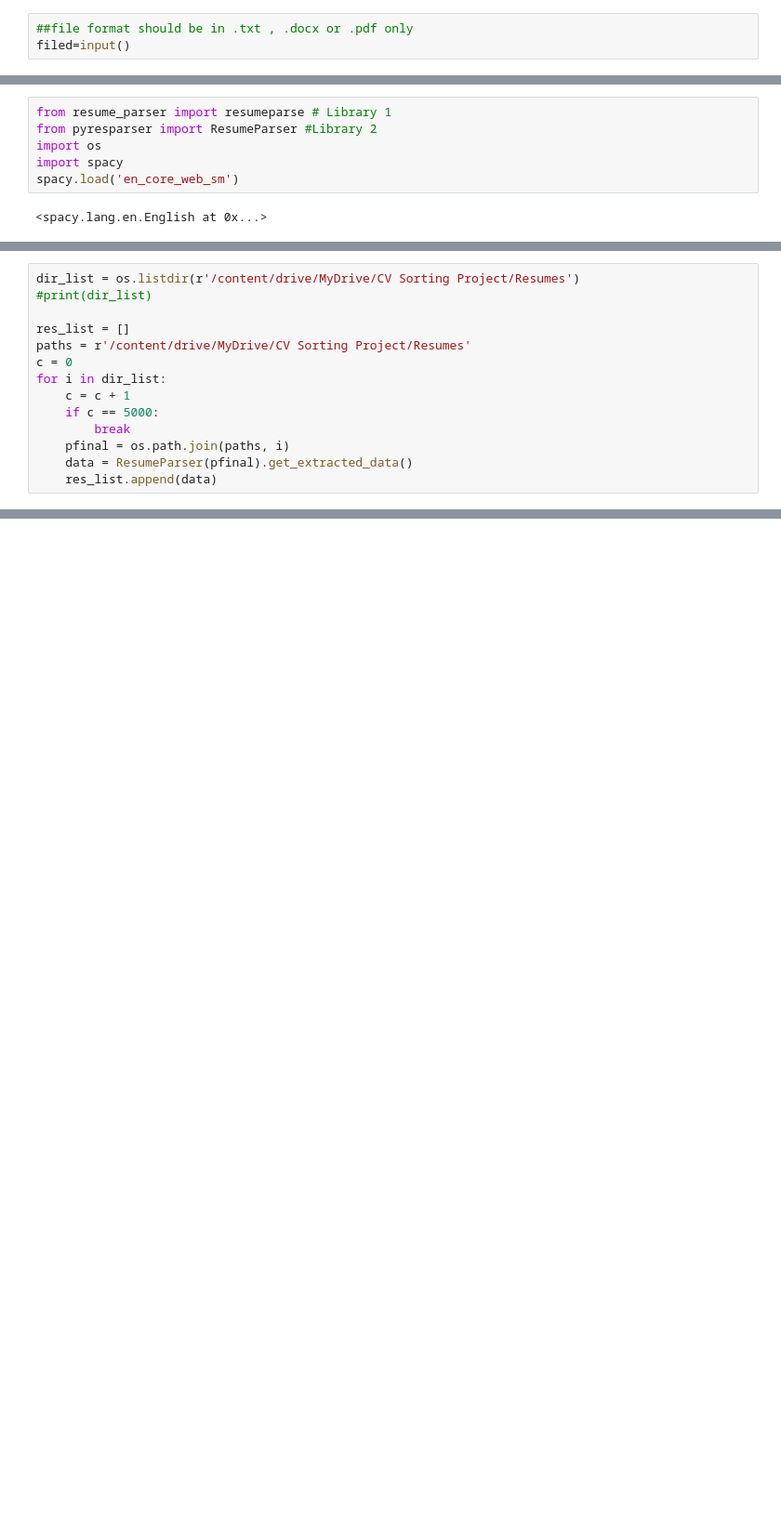
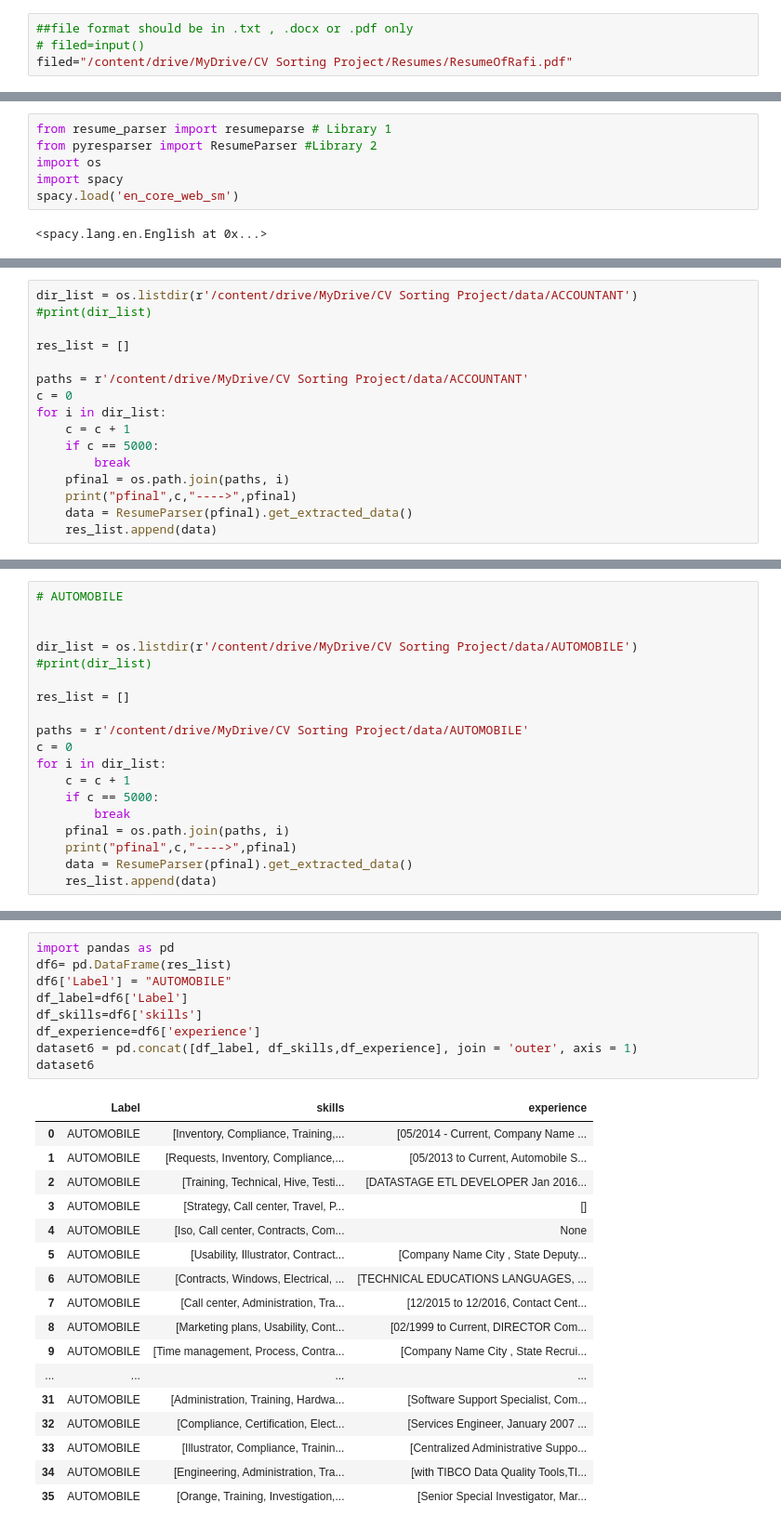
Before and after one commit to kazirafi71/Thesis, a Jupyter notebook: Resume_parsing_data.ipynb, the cells around one changed output, grey strips where cells are left out. Shown at 93% size. Saved outputs shown, nothing was run; the diff lists cells and outputs as text; blank space fills up the shorter version.

```diff
--- a/Resume_parsing_data.ipynb
+++ b/Resume_parsing_data.ipynb
@@ -90,4 +90,5 @@ from docx import Document
 [nltk_data]   Package stopwords is already up-to-date!
 # %%
 ##file format should be in .txt , .docx or .pdf only
-filed=input()
+# filed=input()
+filed="/content/drive/MyDrive/CV Sorting Project/Resumes/ResumeOfRafi.pdf"
@@ -172,14 +191,16 @@ spacy.load('en_core_web_sm')
 # %%
-dir_list = os.listdir(r'/content/drive/MyDrive/CV Sorting Project/Resumes')
+dir_list = os.listdir(r'/content/drive/MyDrive/CV Sorting Project/data/ACCOUNTANT')
 #print(dir_list)
 
 res_list = []
-paths = r'/content/drive/MyDrive/CV Sorting Project/Resumes'
+
+paths = r'/content/drive/MyDrive/CV Sorting Project/data/ACCOUNTANT'
 c = 0
 for i in dir_list:
     c = c + 1
     if c == 5000:
         break
     pfinal = os.path.join(paths, i)
+    print("pfinal",c,"---->",pfinal)
     data = ResumeParser(pfinal).get_extracted_data()
     res_list.append(data)
@@ -199,0 +498,19 @@ df
+# %%
+# AUTOMOBILE
+
+
+dir_list = os.listdir(r'/content/drive/MyDrive/CV Sorting Project/data/AUTOMOBILE')
+#print(dir_list)
+
+res_list = []
+
+paths = r'/content/drive/MyDrive/CV Sorting Project/data/AUTOMOBILE'
+c = 0
+for i in dir_list:
+    c = c + 1
+    if c == 5000:
+        break
+    pfinal = os.path.join(paths, i)
+    print("pfinal",c,"---->",pfinal)
+    data = ResumeParser(pfinal).get_extracted_data()
+    res_list.append(data)
@@ -199,0 +536,27 @@ df
+# %%
+import pandas as pd
+df6= pd.DataFrame(res_list)
+df6['Label'] = "AUTOMOBILE"
+df_label=df6['Label']
+df_skills=df6['skills']
+df_experience=df6['experience']
+dataset6 = pd.concat([df_label, df_skills,df_experience], join = 'outer', axis = 1)
+dataset6
+# %% [output]
+|  | Label | skills | experience |
+| 0 | AUTOMOBILE | [Inventory, Compliance, Training,... | [05/2014 - Current, Company Name ... |
+| 1 | AUTOMOBILE | [Requests, Inventory, Compliance,... | [05/2013 to Current, Automobile S... |
+| 2 | AUTOMOBILE | [Training, Technical, Hive, Testi... | [DATASTAGE ETL DEVELOPER Jan 2016... |
+| 3 | AUTOMOBILE | [Strategy, Call center, Travel, P... | [] |
+| 4 | AUTOMOBILE | [Iso, Call center, Contracts, Com... | None |
+| 5 | AUTOMOBILE | [Usability, Illustrator, Contract... | [Company Name City , State Deputy... |
+| 6 | AUTOMOBILE | [Contracts, Windows, Electrical, ... | [TECHNICAL EDUCATIONS LANGUAGES, ... |
+| 7 | AUTOMOBILE | [Call center, Administration, Tra... | [12/2015 to 12/2016, Contact Cent... |
+| 8 | AUTOMOBILE | [Marketing plans, Usability, Cont... | [02/1999 to Current, DIRECTOR Com... |
+| 9 | AUTOMOBILE | [Time management, Process, Contra... | [Company Name City , State Recrui... |
+| ... | ... | ... | ... |
+| 31 | AUTOMOBILE | [Administration, Training, Hardwa... | [Software Support Specialist, Com... |
+| 32 | AUTOMOBILE | [Compliance, Certification, Elect... | [Services Engineer, January 2007 ... |
+| 33 | AUTOMOBILE | [Illustrator, Compliance, Trainin... | [Centralized Administrative Suppo... |
+| 34 | AUTOMOBILE | [Engineering, Administration, Tra... | [with TIBCO Data Quality Tools,TI... |
+| 35 | AUTOMOBILE | [Orange, Training, Investigation,... | [Senior Special Investigator, Mar... |
```
Also changed, not shown: parts of 86 cells of this notebook.
